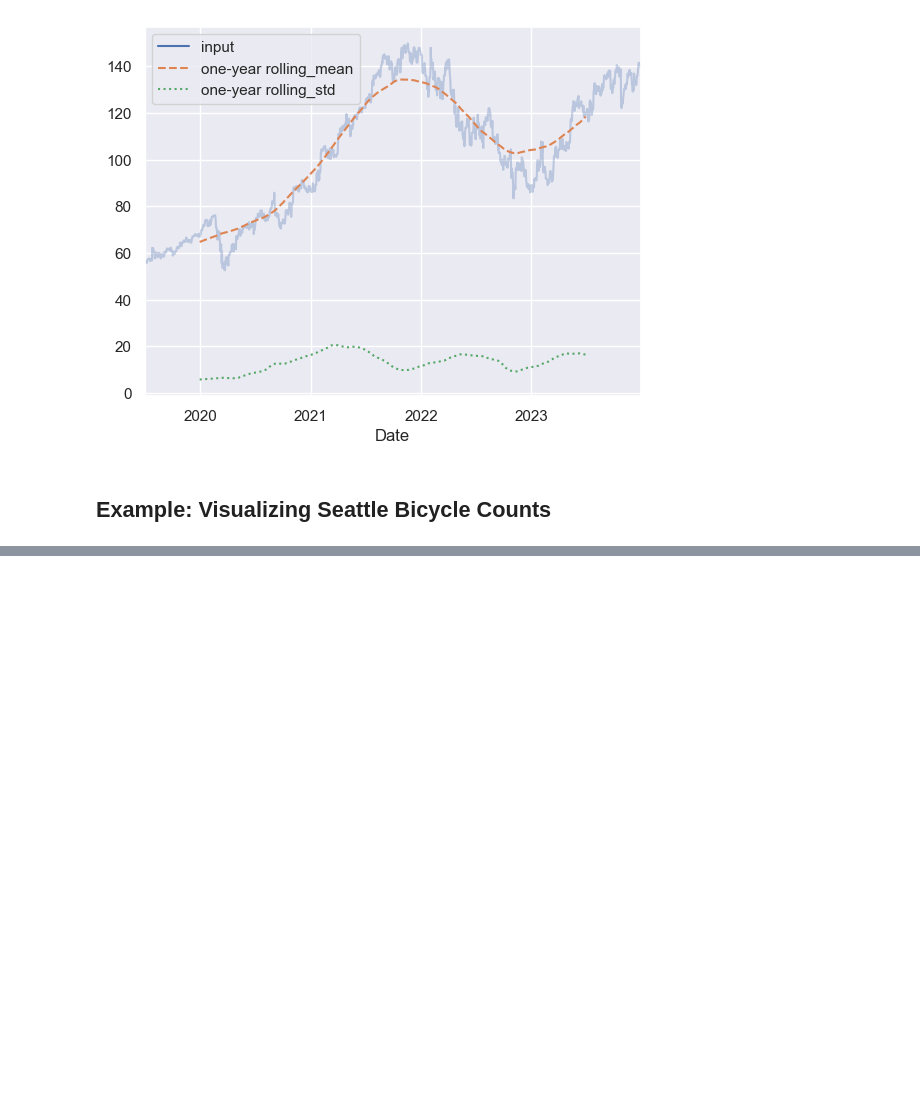
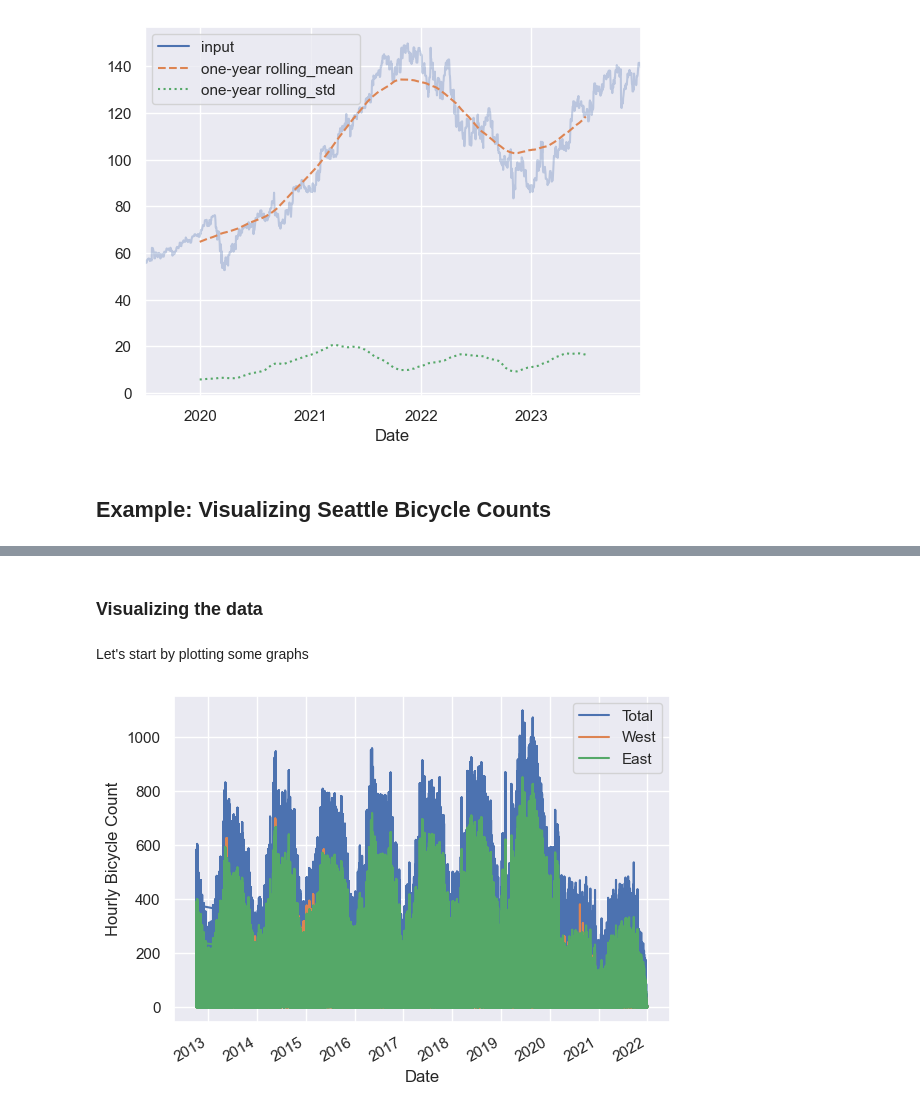
Before and after one commit to denis-james/Self-Learning, a Jupyter notebook: Pandas/11. Working with Time Series Data.ipynb, the cells around one changed output, grey strips where cells are left out. Drawn from its saved outputs; the diff is of its cells as text; code cells hidden in the pictures; blank space fills up the shorter version.

```diff
--- a/Pandas/11. Working with Time Series Data.ipynb
+++ b/Pandas/11. Working with Time Series Data.ipynb
@@ -381,0 +398,3 @@ ax.lines[0].set_alpha(0.3)
+# %%
+data=pd.read_csv('FremontBridge.csv',index_col='Date',parse_dates=True)
+data
@@ -381,0 +418,3 @@ ax.lines[0].set_alpha(0.3)
+# %%
+data.columns=['Total','West','East']
+data.describe()
@@ -381,0 +437,9 @@ ax.lines[0].set_alpha(0.3)
+# %% [markdown]
+### Visualizing the data
+# %% [markdown]
+Let's start by plotting some graphs
+# %%
+data.plot()
+plt.ylabel('Hourly Bicycle Count');
+# %% [output]
+[figure, added]
```
Also changed, not shown: parts of 21 cells of this notebook, 1 other file.
